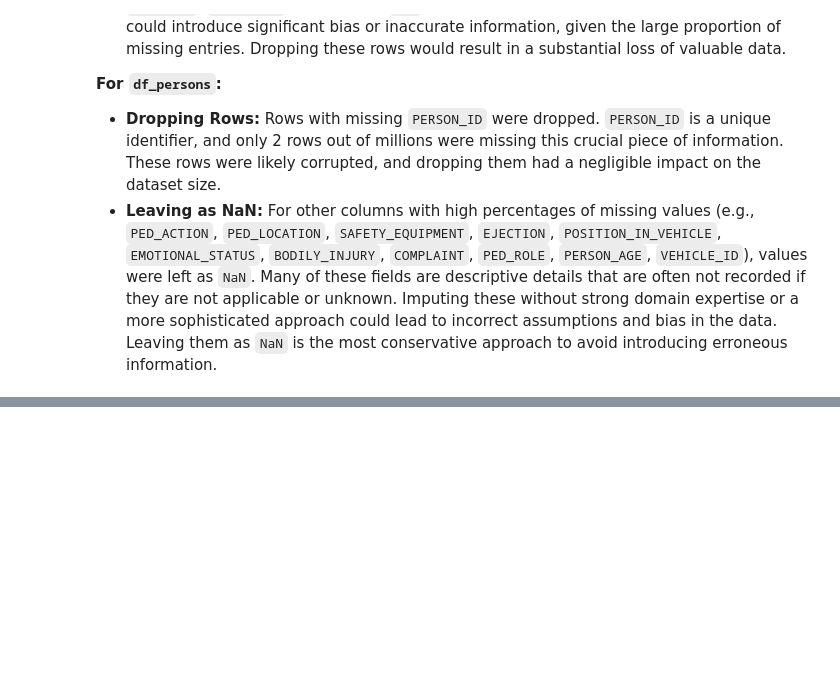
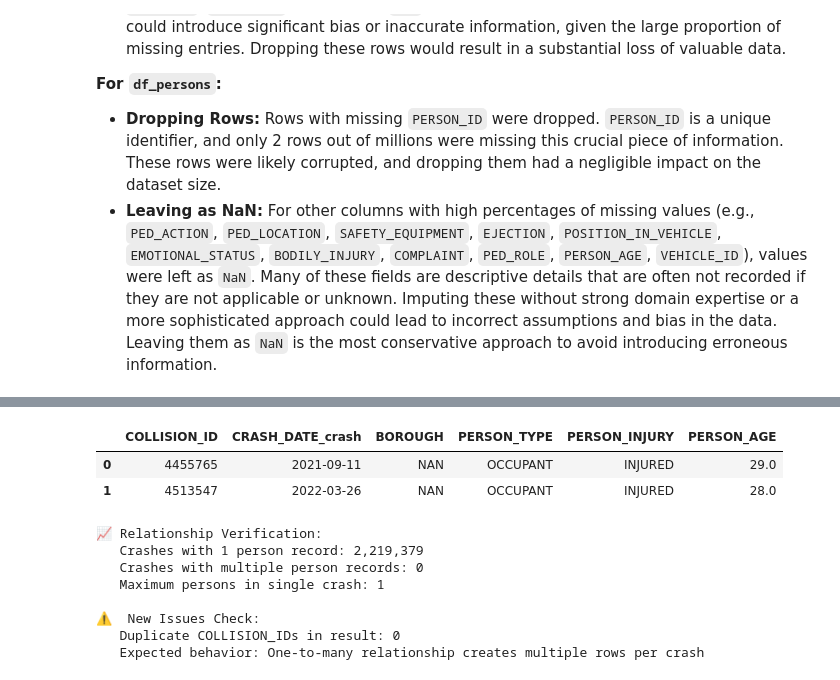
Before and after one commit to User-2rxeg/NYC-CrashLens, a Jupyter notebook: V1.ipynb, the cells around one changed output, grey strips where cells are left out. Cells and saved outputs as stored; diff of their text form; code cells hidden in the pictures; blank space fills up the shorter version.

Commit message:
Datasets Integration

```diff
--- a/V1.ipynb
+++ b/V1.ipynb
@@ -456,0 +572,64 @@ dtype: int64
+# %%
+print("=== POST-INTEGRATION VERIFICATION ===")
+print("="*50)
+
+# Verify the integration results
+print(f"📋 Dataset Structure After Integration:")
+print(f"   Total columns: {len(df_integrated.columns)}")
+print(f"   Memory usage: {df_integrated.memory_usage(deep=True).sum() / 1024**2:.1f} MB")
+
+# Debug: Check actual column names to find the correct ones
+print(f"\n🔍 Available columns containing key terms:")
+key_terms = ['COLLISION', 'CRASH', 'DATE', 'BOROUGH', 'PERSON_TYPE', 'PERSON_INJURY', 'PERSON_AGE']
+available_columns = []
+for term in key_terms:
+    matching_cols = [col for col in df_integrated.columns if term in col.upper()]
+    if matching_cols:
+        print(f"   {term}: {matching_cols}")
+        available_columns.extend(matching_cols)
+
+# Show sample of integrated data with correct column names
+print(f"\n🔍 Sample Integrated Data:")
+sample_with_person = df_integrated[df_integrated['_merge'] == 'both'].head(2)
+
+# Debug: Find the crash date column
+crash_date_cols = [col for col in df_integrated.columns if 'CRASH' in col and 'DATE' in col]
+print("Crash date columns found:", crash_date_cols)
+
+# Also check all columns to see the pattern
+print("\nAll columns:")
+print(df_integrated.columns.tolist())
+
+# Use the correct column names based on the debug output
+sample_columns = []
+for col in ['COLLISION_ID', 'CRASH_DATE_crash', 'BOROUGH', 'PERSON_TYPE', 'PERSON_INJURY', 'PERSON_AGE']:
+    if col in df_integrated.columns:
+        sample_columns.append(col)
+    else:
+        # Try alternative names for any missing columns
+        if col == 'CRASH_DATE_crash' and 'CRASH_DATE_crash' not in df_integrated.columns:
+            alternatives = [c for c in df_integrated.columns if 'CRASH' in c and 'DATE' in c]
+            if alternatives:
+                sample_columns.append(alternatives[0])
+                print(f"   Note: Using {alternatives[0]} instead of {col}")
+
+if sample_columns:
+    print(f"Sample columns to display: {sample_columns}")
+    display(sample_with_person[sample_columns])
+else:
+    # Fallback: show first few columns
+    print("Using fallback - showing first 6 columns:")
+    display(sample_with_person.iloc[:, :6])
+
+# Verify one-to-many relationship
+collision_counts = df_integrated['COLLISION_ID'].value_counts()
+print(f"\n📈 Relationship Verification:")
+print(f"   Crashes with 1 person record: {(collision_counts == 1).sum():,}")
+print(f"   Crashes with multiple person records: {(collision_counts > 1).sum():,}")
+print(f"   Maximum persons in single crash: {collision_counts.max()}")
+
+# Check for new issues introduced by the merge
+print(f"\n⚠️  New Issues Check:")
+print(f"   Duplicate COLLISION_IDs in result: {df_integrated.duplicated(subset=['COLLISION_ID']).sum():,}")
+print(f"   Expected behavior: One-to-many relationship creates multiple rows per crash")
+# %% [output]
@@ -456,0 +653,11 @@ dtype: int64
+|  | COLLISION_ID | CRASH_DATE_crash | BOROUGH | PERSON_TYPE | PERSON_INJURY | PERSON_AGE |
+| 0 | 4455765 | 2021-09-11 | NAN | OCCUPANT | INJURED | 29.0 |
+| 1 | 4513547 | 2022-03-26 | NAN | OCCUPANT | INJURED | 28.0 |
+📈 Relationship Verification:
+   Crashes with 1 person record: 2,219,379
+   Crashes with multiple person records: 0
+   Maximum persons in single crash: 1
+
+⚠️  New Issues Check:
+   Duplicate COLLISION_IDs in result: 0
+   Expected behavior: One-to-many relationship creates multiple rows per crash
```
Also changed, not shown: parts of 22 cells of this notebook.
